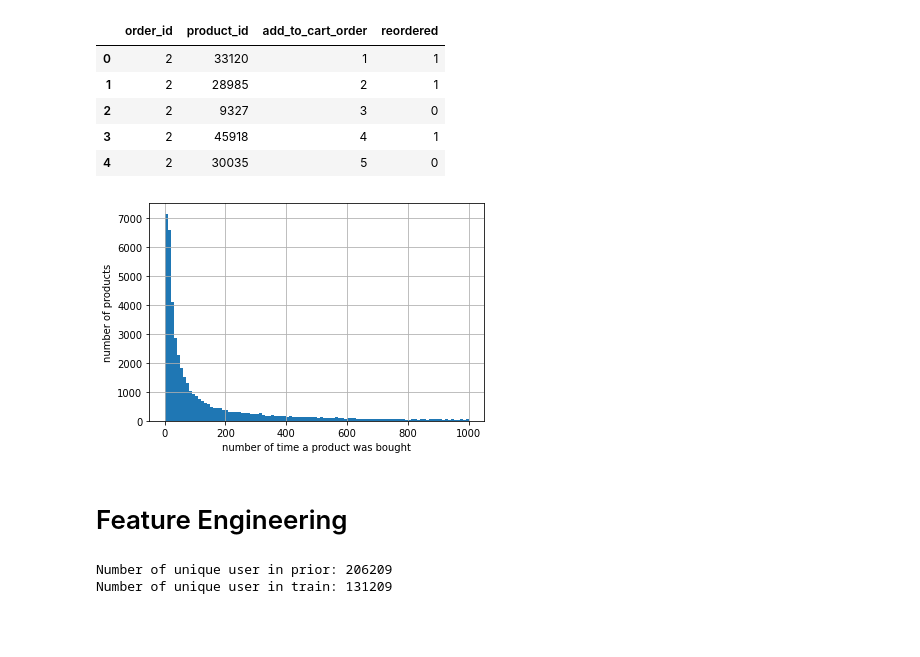
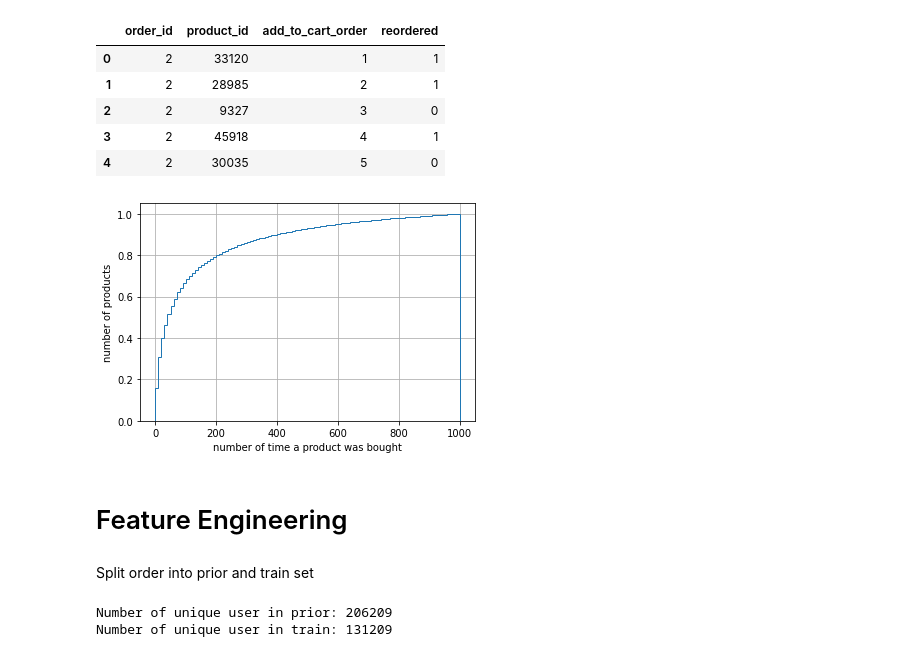
Before and after one commit to AlphaLabsUY/recsys, a Jupyter notebook: recommendation_system_instacart.ipynb, the cells around one changed output. Cells and saved outputs as stored; diff of their text form; code cells hidden in the pictures; blank space fills up the shorter version.

```diff
--- a/recommendation_system_instacart.ipynb
+++ b/recommendation_system_instacart.ipynb
@@ -155,15 +152,17 @@ orders_product_prior.head()
 # %%
 ax = (
     orders_product_prior['product_id']
     .value_counts()
-    .hist(bins=100, range=(0,1000))
+    .hist(bins=100, range=(0,1000), density=True, cumulative=True, histtype='step')
 )
 ax.set(xlabel='number of time a product was bought',
        ylabel='number of products');
 # %% [output]
-[figure, old version]
+[figure, new version]
 # %% [markdown]
 # Feature Engineering
+# %% [markdown]
+Split order into prior and train set
 # %%
 orders_prior = orders[orders["eval_set"] == "prior"]
 orders_train = orders[orders["eval_set"] == "train"]
```
Also changed, not shown: parts of 10 cells of this notebook.
